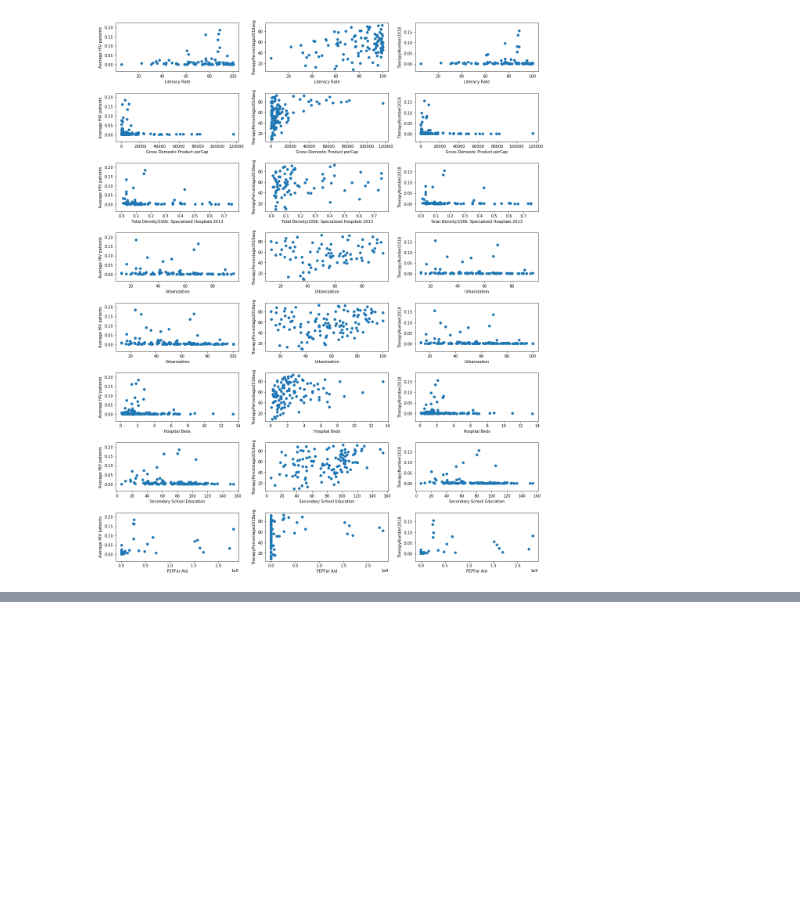
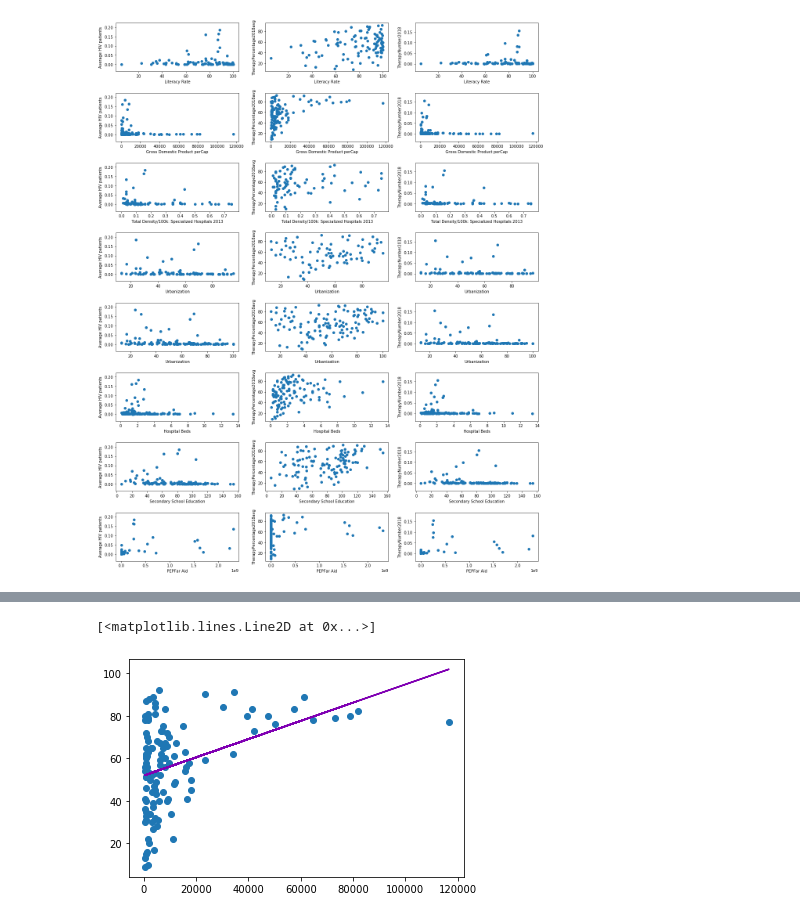
Before and after one commit to nvanrompaey/ImpactsHIVTreatment, a Jupyter notebook: CapstoneHIVtestings.ipynb, the cells around one changed output, grey strips where cells are left out. Cells and saved outputs as stored; diff of their text form; code cells hidden in the pictures; blank space fills up the shorter version.

Commit message:
add new linear regression functions and graphing

```diff
--- a/CapstoneHIVtestings.ipynb
+++ b/CapstoneHIVtestings.ipynb
@@ -383,4 +252,4 @@ df220.head(20)
 # %%
-df230 = df220.join(df331,on=['country','date'])
+df234 = df220.join(df331,on=['country','date'])
 # %%
-df234 = df230.join(df440, on=['country','date'])
+#df234 = df230.join(df440, on=['country','date'])
@@ -532,0 +373,2 @@ HIVstats.masscorrelation(stat,totlab,xlab)
+# %%
+stat3 = stat2.dropna(subset=['Gross Domestic Product perCap','TherapyPercentage2018avg'])
@@ -532,0 +392,10 @@ HIVstats.masscorrelation(stat,totlab,xlab)
+# %%
+GDP_Therapy_m, GDP_Therapy_b, GDP_Therapy_r, GDP_Therapy_p, GDP_Therapy_ste = stats.linregress(stat3.loc(axis=1)['Gross Domestic Product perCap','TherapyPercentage2018avg'])
+# %%
+fig,ax = plt.subplots()
+x = stat3.loc(axis=1)['Gross Domestic Product perCap']
+ax.scatter(x,stat3.loc(axis=1)['TherapyPercentage2018avg'])
+ax.plot(x,GDP_Therapy_m * x + GDP_Therapy_b,color=(0.5,0,0.7))
+# %% [output]
+[<matplotlib.lines.Line2D at 0x...>]
+[figure, added]
```
Also changed, not shown: parts of 39 cells of this notebook, 2 other files.
